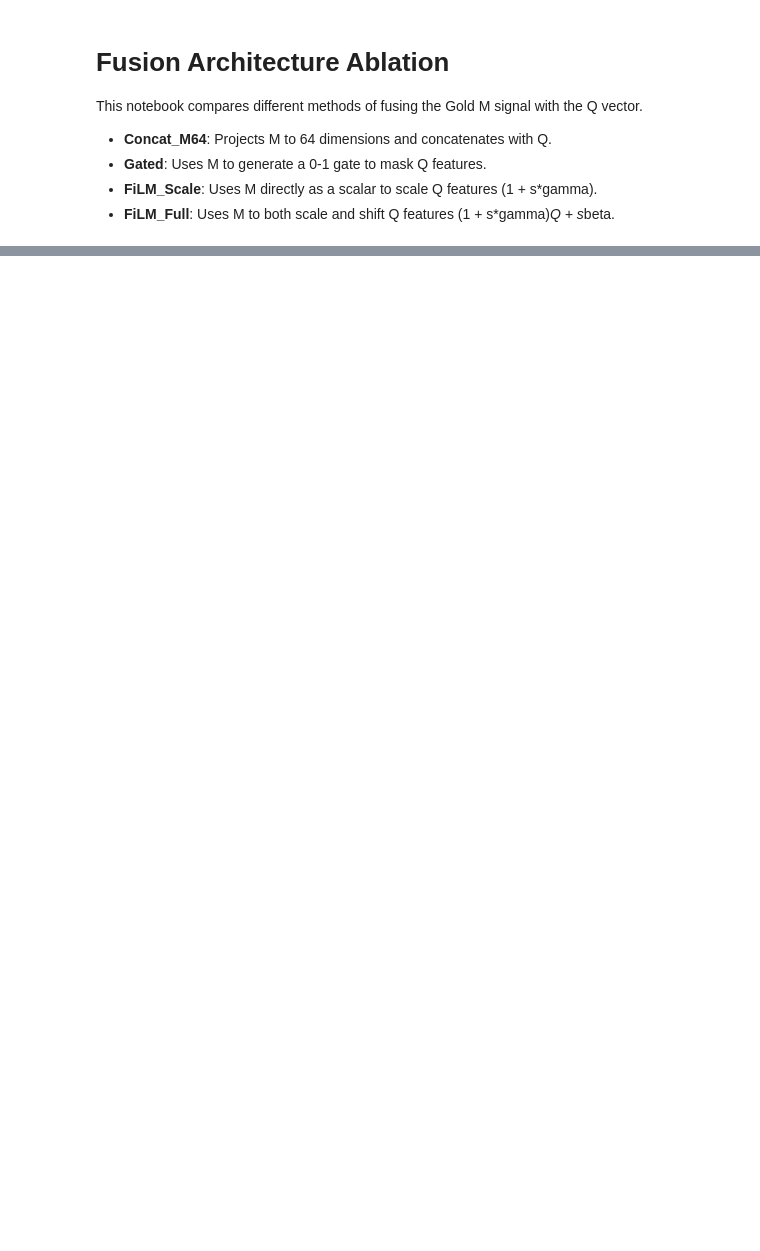
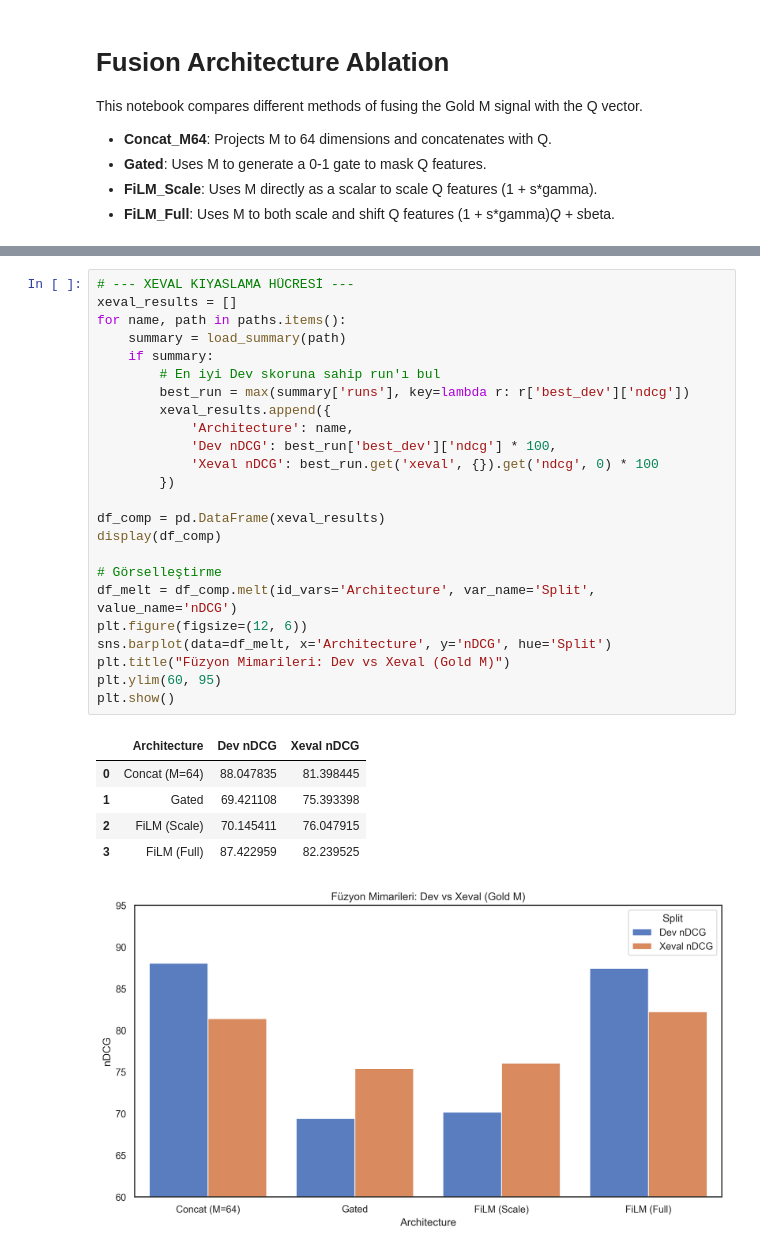
Before and after one commit to furkngoksu/AdMIRe-Multimodal-Ranking, a Jupyter notebook: ranking_experiments/fusion_ablation/analyze_results.ipynb, the cells around one changed output, grey strips where cells are left out. Cells and saved outputs as stored; diff of their text form; blank space fills up the shorter version.

```diff
--- a/ranking_experiments/fusion_ablation/analyze_results.ipynb
+++ b/ranking_experiments/fusion_ablation/analyze_results.ipynb
@@ -83,0 +84,31 @@ else:
+# %%
+# --- XEVAL KIYASLAMA HÜCRESİ ---
+xeval_results = []
+for name, path in paths.items():
+    summary = load_summary(path)
+    if summary:
+        # En iyi Dev skoruna sahip run'ı bul
+        best_run = max(summary['runs'], key=lambda r: r['best_dev']['ndcg'])
+        xeval_results.append({
+            'Architecture': name,
+            'Dev nDCG': best_run['best_dev']['ndcg'] * 100,
+            'Xeval nDCG': best_run.get('xeval', {}).get('ndcg', 0) * 100
+        })
+
+df_comp = pd.DataFrame(xeval_results)
+display(df_comp)
+
+# Görselleştirme
+df_melt = df_comp.melt(id_vars='Architecture', var_name='Split', value_name='nDCG')
+plt.figure(figsize=(12, 6))
+sns.barplot(data=df_melt, x='Architecture', y='nDCG', hue='Split')
+plt.title("Füzyon Mimarileri: Dev vs Xeval (Gold M)")
+plt.ylim(60, 95)
+plt.show()
+# %% [output]
+|  | Architecture | Dev nDCG | Xeval nDCG |
+| 0 | Concat (M=64) | 88.047835 | 81.398445 |
+| 1 | Gated | 69.421108 | 75.393398 |
+| 2 | FiLM (Scale) | 70.145411 | 76.047915 |
+| 3 | FiLM (Full) | 87.422959 | 82.239525 |
+[figure, added]
```
Also changed, not shown: parts of 2 cells of this notebook, 21 other files.
